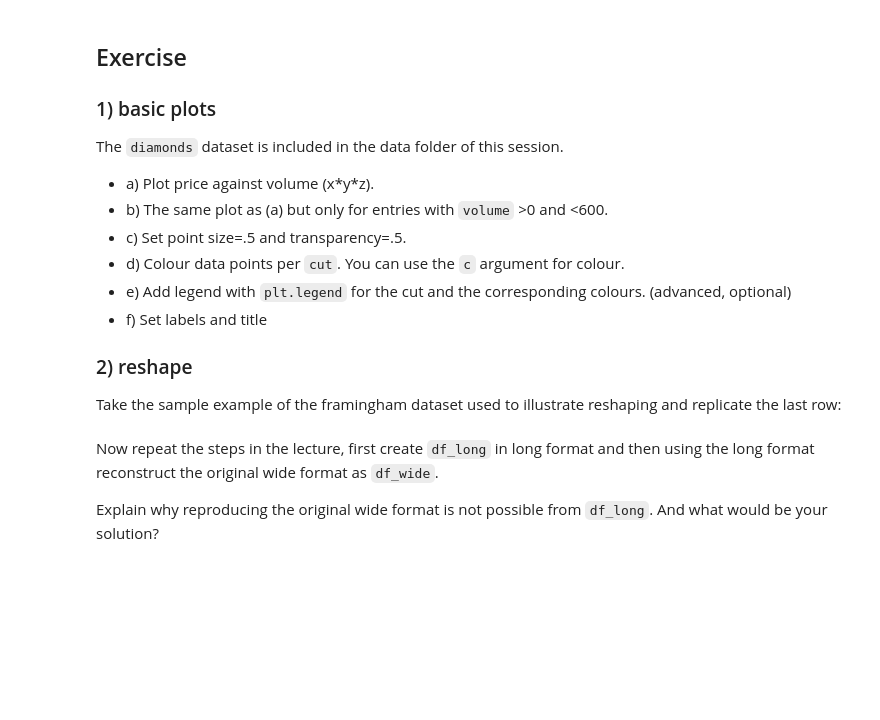
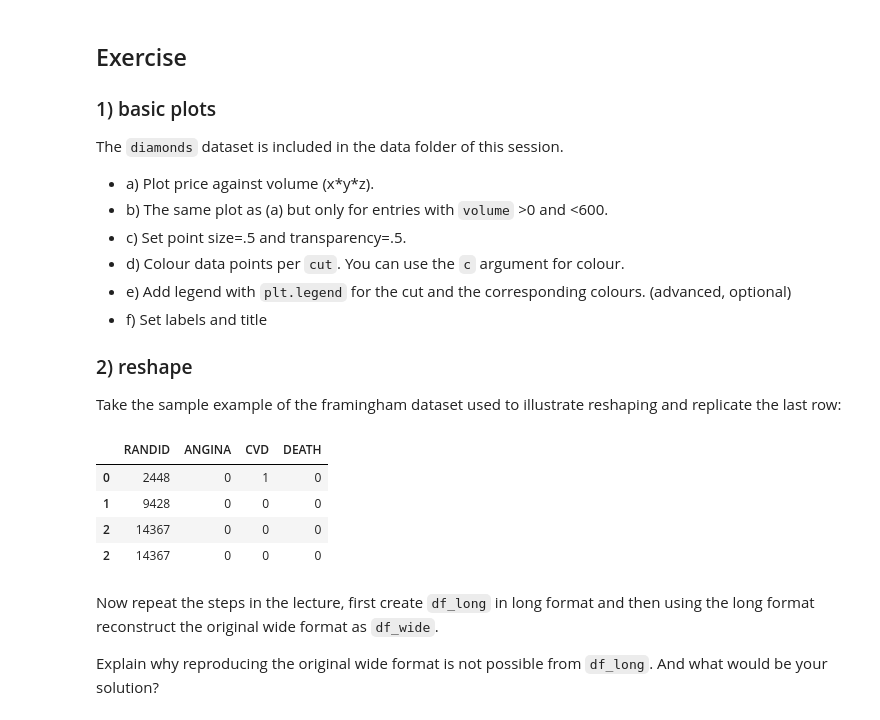
Before and after one commit to LUMC/EfDS, a Jupyter notebook: 08_dv/dv.ipynb, the cells around one changed output. Cells and saved outputs as stored; diff of their text form; code cells hidden in the pictures; blank space fills up the shorter version.

```diff
--- a/08_dv/dv.ipynb
+++ b/08_dv/dv.ipynb
@@ -223,6 +223,13 @@ Take the sample example of the framingham dataset used to illustrate reshaping a
 # %%
 df = fmh[["RANDID", "ANGINA", "CVD", "DEATH"]].head(3)
 df = pd.concat([df,df.iloc[[2]]])  # duplicate last row
+df
+# %% [output]
+|  | RANDID | ANGINA | CVD | DEATH |
+| 0 | 2448 | 0 | 1 | 0 |
+| 1 | 9428 | 0 | 0 | 0 |
+| 2 | 14367 | 0 | 0 | 0 |
+| 2 | 14367 | 0 | 0 | 0 |
 # %% [markdown]
 Now repeat the steps in the lecture, first create `df_long` in long format and then using the long format reconstruct the original wide format as `df_wide`.
 
```
Also changed, not shown: parts of 44 cells of this notebook, 4 other files.
